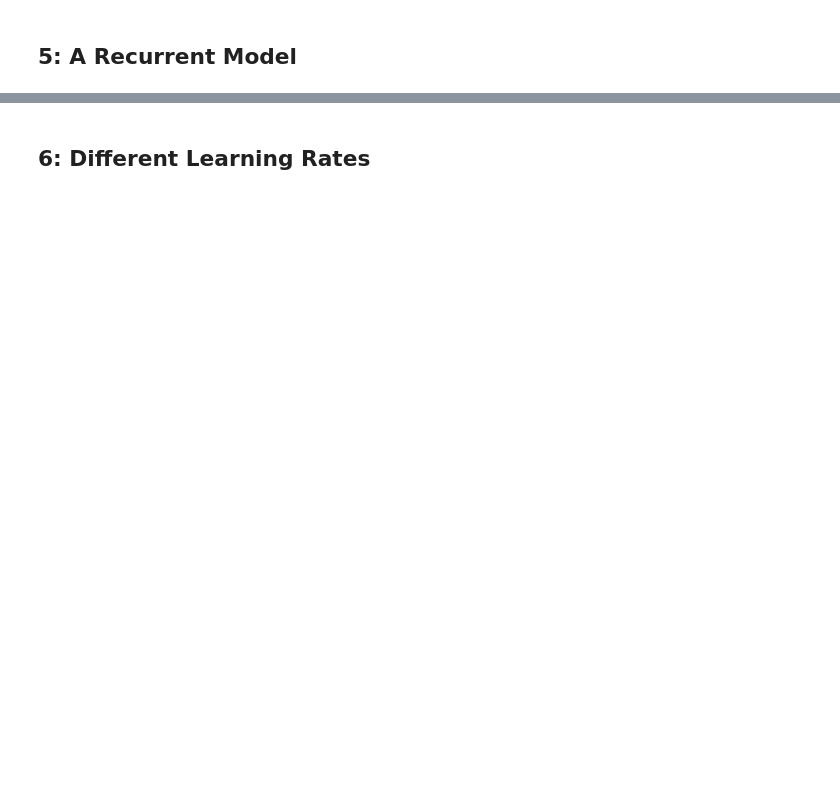
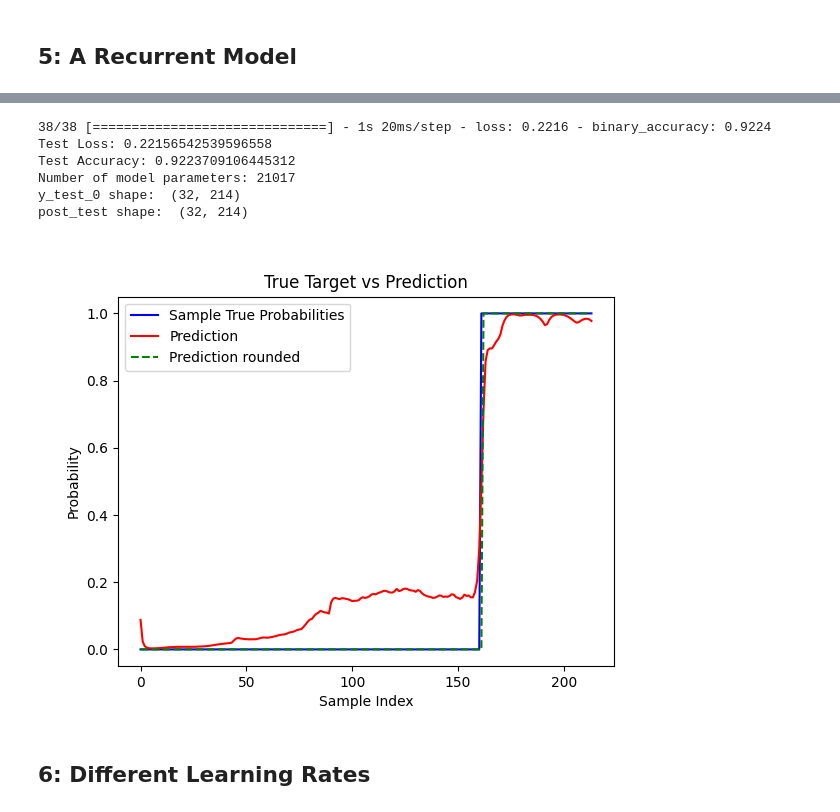
Before and after one commit to kasperikaivola/python-audio-processing, a Jupyter notebook: prerequisites/07_deep_learning/deep_learning.ipynb, the cells around one changed output, grey strips where cells are left out. Cells and saved outputs as stored; diff of their text form; code cells hidden in the pictures; blank space fills up the shorter version.

```diff
--- a/prerequisites/07_deep_learning/deep_learning.ipynb
+++ b/prerequisites/07_deep_learning/deep_learning.ipynb
@@ -297,3 +439,28 @@ def build_lstm_model(num_neurons=32, num_blocks=2, learning_rate=1E-4):
+# %%
+from tensorflow.keras.layers import LSTM
+
+def build_lstm_model(num_neurons=32, num_blocks=2, learning_rate=1E-4):
+
+    model = Sequential()
+    model.add(Input(shape=(None,62)))
+    model.add(BatchNormalization())
+
+    for _ in range(num_blocks):
+        model.add(LSTM(num_neurons, return_sequences=True))
+        model.add(BatchNormalization())
+
+    # Output layer
+    model.add(Dense(1))  #Output size=1, common practice for binary classification
+    model.add(Activation('sigmoid'))  # Sigmoid is common practice for binary classification
+
+    # Compile the model
+    model.compile(
+        optimizer=Adam(learning_rate=learning_rate),
+        loss=BinaryCrossentropy(),
+        metrics=[BinaryAccuracy()]
+    )
+
+    return model
 # %%
 # test with 1 epoch ...
 model_lstm = build_lstm_model()
@@ -307,3 +502,13 @@ evaluate(model_lstm, test_data)
+# %%
+evaluate(model_lstm, test_data)
+# %% [output]
+38/38 [==============================] - 1s 20ms/step - loss: 0.2216 - binary_accuracy: 0.9224
+Test Loss: 0.22156542539596558
+Test Accuracy: 0.9223709106445312
+Number of model parameters: 21017
+y_test_0 shape:  (32, 214)
+post_test shape:  (32, 214)
+[figure, added]
 # %% [markdown]
 ## 6: Different Learning Rates
 # %%
```
Also changed, not shown: parts of 14 cells of this notebook.
